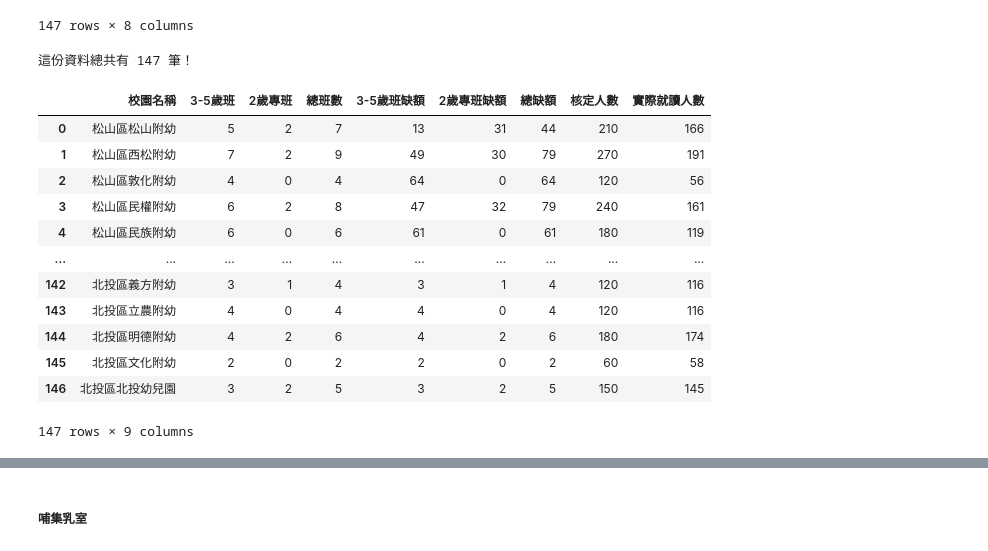
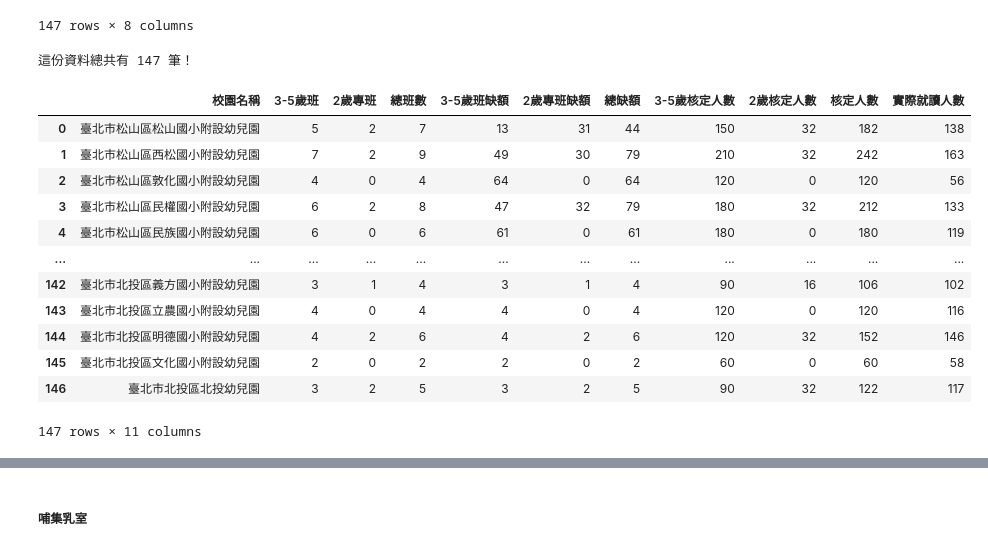
Before and after one commit to petrus1732/Taipei-City-Dashboard-FE, a Jupyter notebook: src/dataProcessingXD/LetsGo.ipynb, the cells around one changed output, grey strips where cells are left out. Drawn from its saved outputs; the diff is of its cells as text; code cells hidden in the pictures.

```diff
--- a/src/dataProcessingXD/LetsGo.ipynb
+++ b/src/dataProcessingXD/LetsGo.ipynb
@@ -63,5 +63,6 @@ def 印資料(資料):
 祝您好孕資料庫 = {
     "112上半年婦幼安全警示地點": "016bf772-71bd-4500-aba2-22387a1d0ae7",
 	"公辦幼兒園班級數": "./公辦幼兒園.xlsx",
-	"哺集乳室": "4350117f-8697-4903-8a49-a7a59f30eeb1"
+	"哺集乳室": "4350117f-8697-4903-8a49-a7a59f30eeb1",
+	"各區人口": "edf9a589-7095-4f18-995f-f8657c0d8c1a"
 }
@@ -177,31 +180,33 @@ def 印資料(資料):
 # %%
 # 整理一下資料
 公辦幼兒園班級數.fillna(0, inplace=True)
 公辦幼兒園班級數.columns = 公辦幼兒園班級數.columns.str.replace('\n', '')
 公辦幼兒園班級數.columns = 公辦幼兒園班級數.columns.str.replace(' ', '')
 公辦幼兒園班級數['校園名稱'] = 公辦幼兒園班級數['校園名稱'].str.replace('*', '')
 公辦幼兒園班級數['2歲專班'] = 公辦幼兒園班級數['2歲專班'].astype(int)
 公辦幼兒園班級數['2歲專班缺額'] = 公辦幼兒園班級數['2歲專班缺額'].astype(int)
-公辦幼兒園班級數['核定人數'] = 公辦幼兒園班級數['總班數'].astype(int) * 30
+公辦幼兒園班級數['3-5歲核定人數'] = 公辦幼兒園班級數['3-5歲班'].astype(int) * 30
+公辦幼兒園班級數['2歲核定人數'] = 公辦幼兒園班級數['2歲專班'].astype(int) * 16
+公辦幼兒園班級數['核定人數'] = 公辦幼兒園班級數['3-5歲核定人數'] + 公辦幼兒園班級數['2歲核定人數']
 公辦幼兒園班級數['實際就讀人數'] = 公辦幼兒園班級數['核定人數'] - 公辦幼兒園班級數['總缺額']
-公辦幼兒園班級數['校園名稱'] = 公辦幼兒園班級數['區'] + 公辦幼兒園班級數['校園名稱']
+公辦幼兒園班級數['校園名稱'] = "臺北市" + 公辦幼兒園班級數['區'] + 公辦幼兒園班級數['校園名稱'].str.replace('附幼', '國小附設幼兒園')
 公辦幼兒園班級數.drop('區', axis=1, inplace=True)
 印資料(公辦幼兒園班級數)
 # %% [output]
 這份資料總共有 147 筆！
-|  | 校園名稱 | 3-5歲班 | 2歲專班 | 總班數 | 3-5歲班缺額 | 2歲專班缺額 | 總缺額 | 核定人數 | 實際就讀人數 |
-| 0 | 松山區松山附幼 | 5 | 2 | 7 | 13 | 31 | 44 | 210 | 166 |
-| 1 | 松山區西松附幼 | 7 | 2 | 9 | 49 | 30 | 79 | 270 | 191 |
-| 2 | 松山區敦化附幼 | 4 | 0 | 4 | 64 | 0 | 64 | 120 | 56 |
-| 3 | 松山區民權附幼 | 6 | 2 | 8 | 47 | 32 | 79 | 240 | 161 |
-| 4 | 松山區民族附幼 | 6 | 0 | 6 | 61 | 0 | 61 | 180 | 119 |
-| ... | ... | ... | ... | ... | ... | ... | ... | ... | ... |
-| 142 | 北投區義方附幼 | 3 | 1 | 4 | 3 | 1 | 4 | 120 | 116 |
-| 143 | 北投區立農附幼 | 4 | 0 | 4 | 4 | 0 | 4 | 120 | 116 |
-| 144 | 北投區明德附幼 | 4 | 2 | 6 | 4 | 2 | 6 | 180 | 174 |
-| 145 | 北投區文化附幼 | 2 | 0 | 2 | 2 | 0 | 2 | 60 | 58 |
-| 146 | 北投區北投幼兒園 | 3 | 2 | 5 | 3 | 2 | 5 | 150 | 145 |
+|  | 校園名稱 | 3-5歲班 | 2歲專班 | 總班數 | 3-5歲班缺額 | 2歲專班缺額 | 總缺額 | 3-5歲核定人數 | 2歲核定人數 | 核定人數 | 實際就讀人數 |
+| 0 | 臺北市松山區松山國小附設幼兒園 | 5 | 2 | 7 | 13 | 31 | 44 | 150 | 32 | 182 | 138 |
+| 1 | 臺北市松山區西松國小附設幼兒園 | 7 | 2 | 9 | 49 | 30 | 79 | 210 | 32 | 242 | 163 |
+| 2 | 臺北市松山區敦化國小附設幼兒園 | 4 | 0 | 4 | 64 | 0 | 64 | 120 | 0 | 120 | 56 |
+| 3 | 臺北市松山區民權國小附設幼兒園 | 6 | 2 | 8 | 47 | 32 | 79 | 180 | 32 | 212 | 133 |
+| 4 | 臺北市松山區民族國小附設幼兒園 | 6 | 0 | 6 | 61 | 0 | 61 | 180 | 0 | 180 | 119 |
+| ... | ... | ... | ... | ... | ... | ... | ... | ... | ... | ... | ... |
+| 142 | 臺北市北投區義方國小附設幼兒園 | 3 | 1 | 4 | 3 | 1 | 4 | 90 | 16 | 106 | 102 |
+| 143 | 臺北市北投區立農國小附設幼兒園 | 4 | 0 | 4 | 4 | 0 | 4 | 120 | 0 | 120 | 116 |
+| 144 | 臺北市北投區明德國小附設幼兒園 | 4 | 2 | 6 | 4 | 2 | 6 | 120 | 32 | 152 | 146 |
+| 145 | 臺北市北投區文化國小附設幼兒園 | 2 | 0 | 2 | 2 | 0 | 2 | 60 | 0 | 60 | 58 |
+| 146 | 臺北市北投區北投幼兒園 | 3 | 2 | 5 | 3 | 2 | 5 | 90 | 32 | 122 | 117 |
-147 rows × 9 columns
+147 rows × 11 columns
 # %%
 # 找座標，並轉成GeoDataFrame
 公辦幼兒園班級數GDF = 新增經緯度TWD97座標行以及轉GeoDataFrame(公辦幼兒園班級數, '校園名稱')
```
Also changed, not shown: parts of 3 cells of this notebook, 1 other file.
